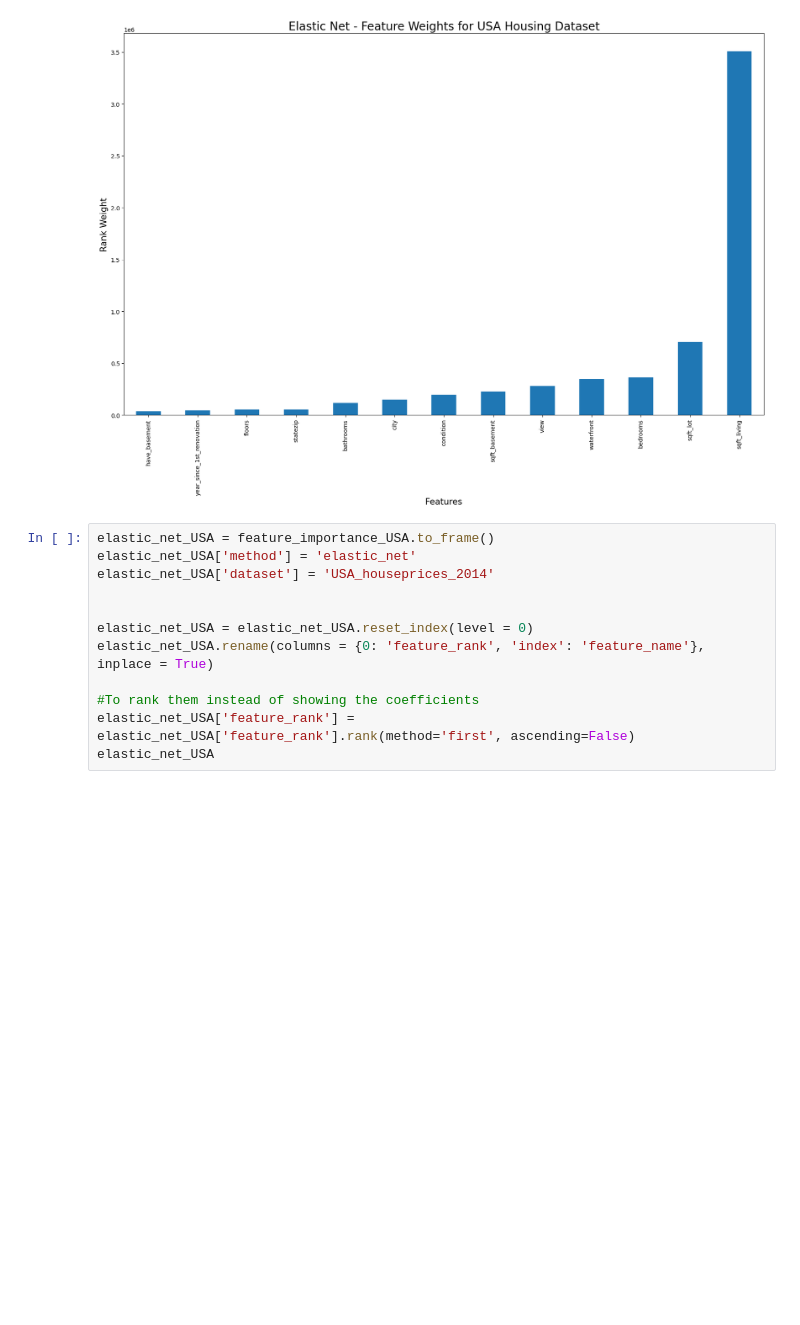
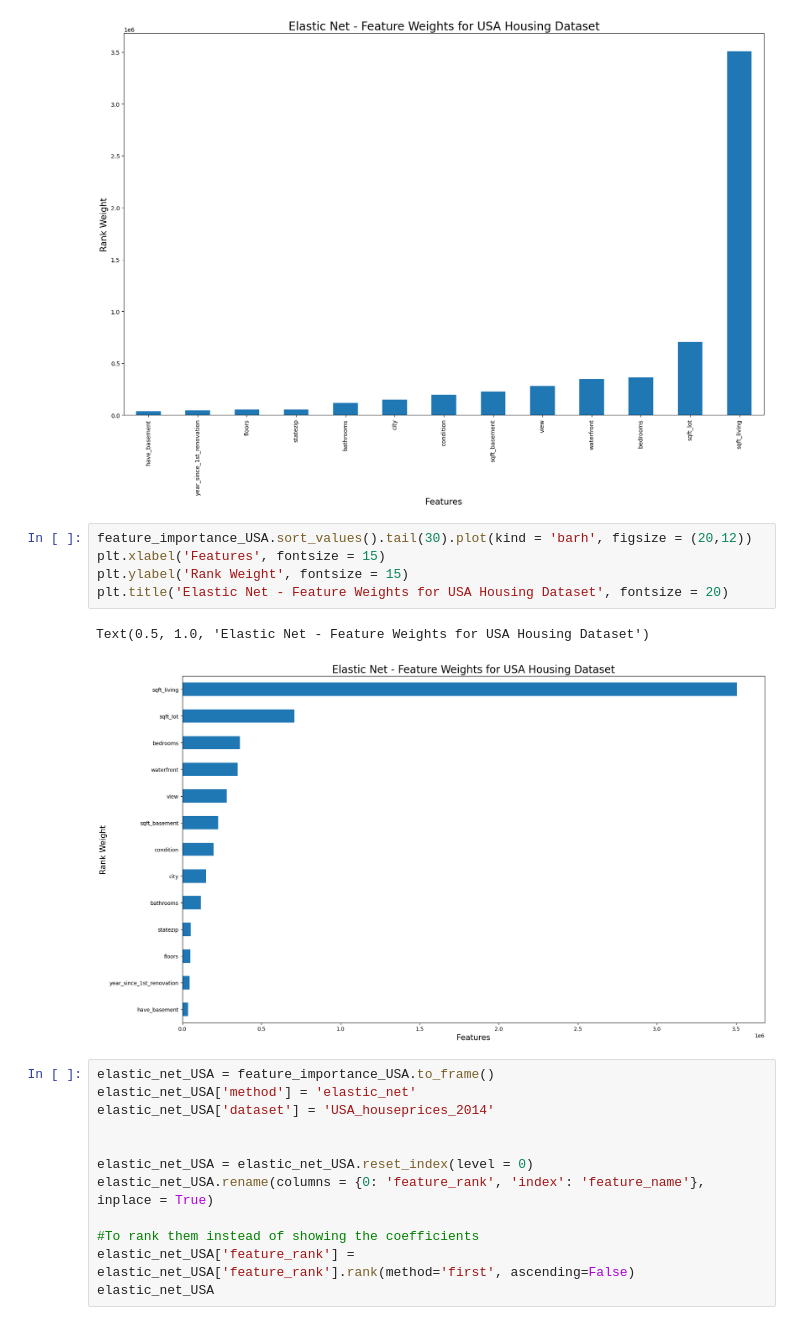
Before and after one commit to jorgedelpozolerida/KDS_Statistics_GroupProject, a Jupyter notebook: src/cross_validation_USA/cross_validation_all.ipynb, the cells around one changed output. Saved outputs shown, nothing was run; the diff lists cells and outputs as text; blank space fills up the shorter version.

```diff
--- a/src/cross_validation_USA/cross_validation_all.ipynb
+++ b/src/cross_validation_USA/cross_validation_all.ipynb
@@ -49,6 +49,14 @@ plt.title('Elastic Net - Feature Weights for USA Housing Dataset', fontsize = 20
 13 features, reduction of 0.00%
 Text(0.5, 1.0, 'Elastic Net - Feature Weights for USA Housing Dataset')
 [figure]
+# %%
+feature_importance_USA.sort_values().tail(30).plot(kind = 'barh', figsize = (20,12))
+plt.xlabel('Features', fontsize = 15)
+plt.ylabel('Rank Weight', fontsize = 15)
+plt.title('Elastic Net - Feature Weights for USA Housing Dataset', fontsize = 20)
+# %% [output]
+Text(0.5, 1.0, 'Elastic Net - Feature Weights for USA Housing Dataset')
+[figure, added]
 # %%
 elastic_net_USA = feature_importance_USA.to_frame()
 elastic_net_USA['method'] = 'elastic_net'
```
Also changed, not shown: 1 other file.
